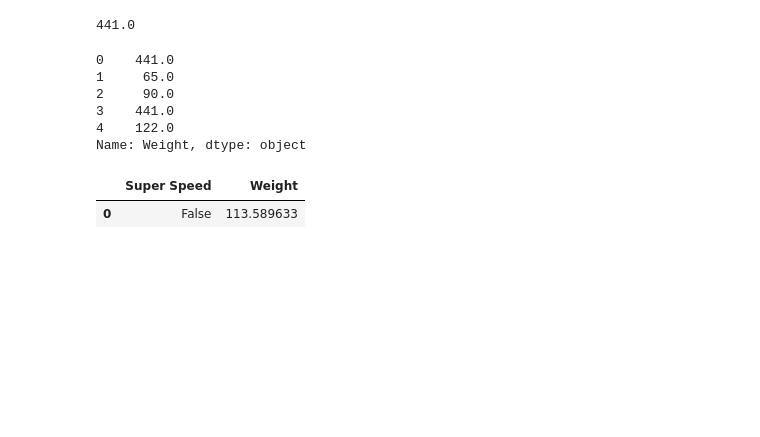
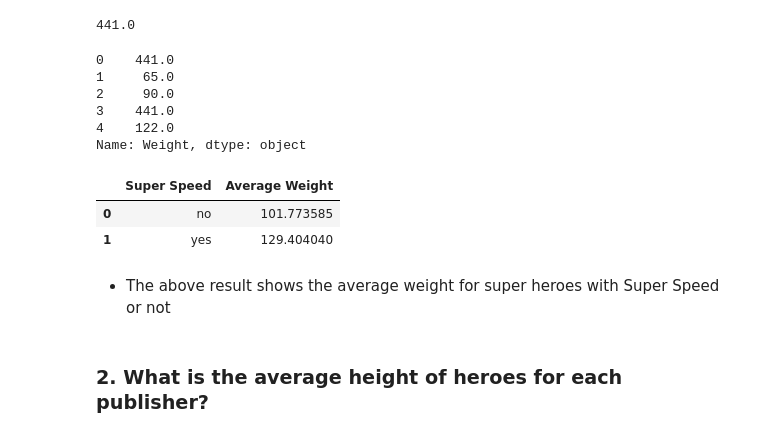
Before and after one commit to jiashenyue/data-enrichment-wk14-advanced-transformations, a Jupyter notebook: super-hero-analysis.ipynb, the cells around one changed output. Drawn from its saved outputs; the diff is of its cells as text; code cells hidden in the pictures; blank space fills up the shorter version.

```diff
--- a/super-hero-analysis.ipynb
+++ b/super-hero-analysis.ipynb
@@ -171,6 +182,6 @@ list
 - Next, obtain unique values for `Powers` with `.explode` method
 # %%
 ## exploding the column of lists
-exploded = df_powers.explode('Powers')
-exploded[['hero_names','Powers']].head(5)
+exploded = df_powers.explode('powers_split')
+exploded[['hero_names','powers_split']].head(20)
 # %% [output]
@@ -184,7 +206,7 @@ exploded[['hero_names','Powers']].head(5)
 - Obtain unique names of columns to create for one-hot-encoder columns
 # %%
 ## saving the unique values from the exploded column
-cols_to_make = exploded['Powers'].dropna().unique()
+cols_to_make = exploded['powers_split'].dropna().unique()
 cols_to_make
 # %% [output]
 array(['Agility', 'Super Strength', 'Stamina', 'Super Speed',
@@ -208,6 +230,6 @@ array(['Agility', 'Super Strength', 'Stamina', 'Super Speed',
 - Finally, use a for loop and `.str.contains` to create new columns
 # %%
 for col in cols_to_make:
-    df_powers[col] = df_powers['Powers'].str.contains(col,na=False)
+    df_powers[col] = df_powers['Powers'].str.contains(col)
 df_powers.head()
 # %% [output]
@@ -273,4 +290,4 @@ list(merged.columns.values)
 # %%
 merged_cp = merged.loc[:,['Hero','Weight','Super Speed']]
-# merged_cp['Super Speed'] = merged_cp['Super Speed'].map({True: 'yes', False: 'no'})
-# merged_cp.head()
+merged_cp['Super Speed'] = merged_cp['Super Speed'].map({True: 'yes', False: 'no'})
+merged_cp.head()
@@ -308,7 +332,13 @@ Name: Weight, dtype: object
 merged_cp['Weight'] = pd.to_numeric(merged_cp['Weight'])
 # %%
 avg_weight = merged_cp.groupby('Super Speed')['Weight'].mean().reset_index()
+avg_weight.rename(columns={"Weight": "Average Weight"},inplace = True)
 avg_weight
 # %% [output]
-|  | Super Speed | Weight |
-| 0 | False | 113.589633 |
+|  | Super Speed | Average Weight |
+| 0 | no | 101.773585 |
+| 1 | yes | 129.404040 |
+# %% [markdown]
+- The above result shows the average weight for super heroes with Super Speed or not
+# %% [markdown]
+### 2. What is the average height of heroes for each publisher?
```
Also changed, not shown: parts of 21 cells of this notebook, 1 other file.
